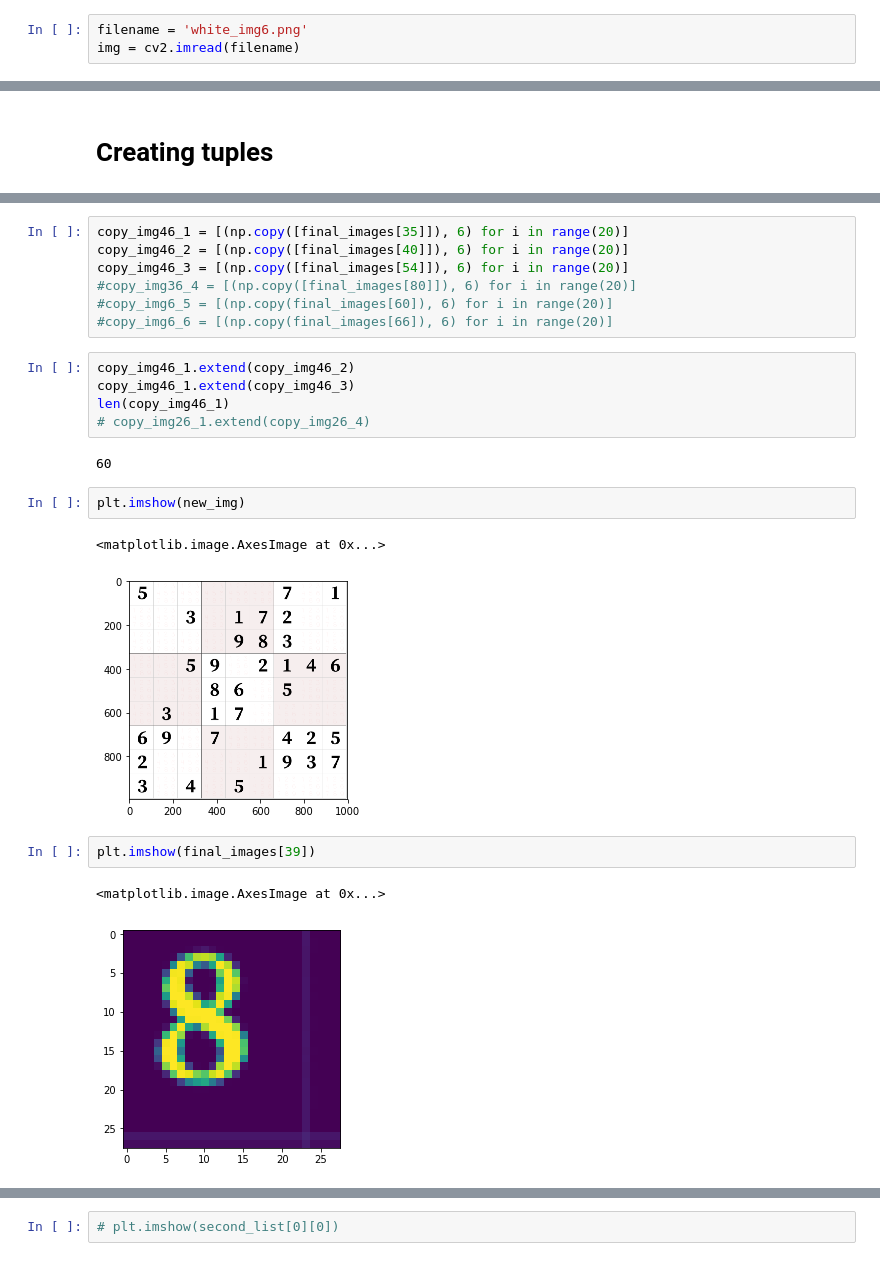
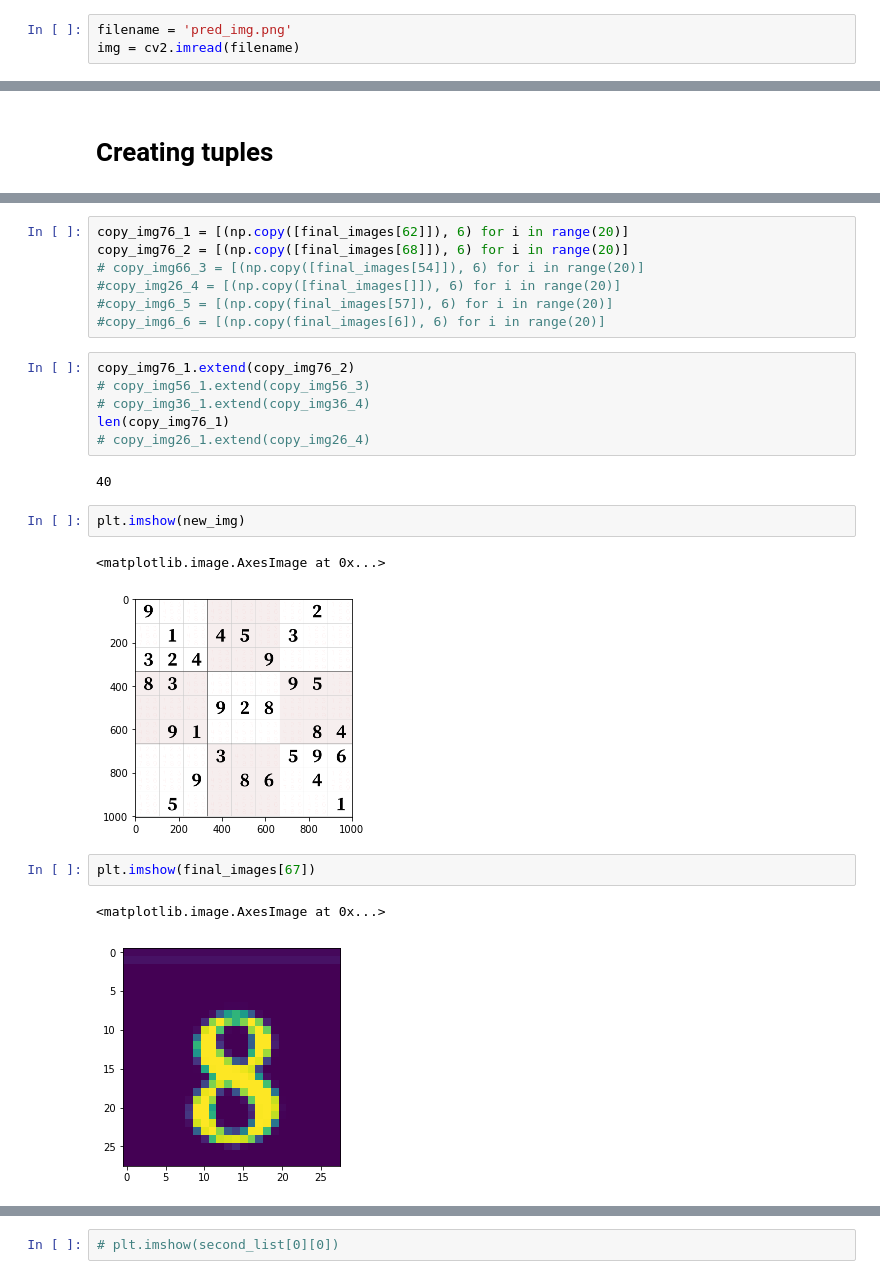
Before and after one commit to AI-Teaching-Humans/PhaseOne, a Jupyter notebook: Sudoku/notebooks/DeepLearning/PreprocessingPipeline.ipynb, the cells around one changed output, grey strips where cells are left out. Saved outputs shown, nothing was run; the diff lists cells and outputs as text.

```diff
--- a/Sudoku/notebooks/DeepLearning/PreprocessingPipeline.ipynb
+++ b/Sudoku/notebooks/DeepLearning/PreprocessingPipeline.ipynb
@@ -33,7 +33,7 @@ from torch import optim
 # %% [markdown]
 ## Read in the image:
 # %%
-filename = 'white_img6.png'
+filename = 'pred_img.png'
 img = cv2.imread(filename)
 # %%
 cv2.imshow("Image", img)
@@ -216,25 +220,26 @@ plt.imshow(final_images[35])
 # %%
-copy_img46_1 = [(np.copy([final_images[35]]), 6) for i in range(20)]
-copy_img46_2 = [(np.copy([final_images[40]]), 6) for i in range(20)]
-copy_img46_3 = [(np.copy([final_images[54]]), 6) for i in range(20)]
-#copy_img36_4 = [(np.copy([final_images[80]]), 6) for i in range(20)]
-#copy_img6_5 = [(np.copy(final_images[60]), 6) for i in range(20)]
-#copy_img6_6 = [(np.copy(final_images[66]), 6) for i in range(20)]
+copy_img76_1 = [(np.copy([final_images[62]]), 6) for i in range(20)]
+copy_img76_2 = [(np.copy([final_images[68]]), 6) for i in range(20)]
+# copy_img66_3 = [(np.copy([final_images[54]]), 6) for i in range(20)]
+#copy_img26_4 = [(np.copy([final_images[]]), 6) for i in range(20)]
+#copy_img6_5 = [(np.copy(final_images[57]), 6) for i in range(20)]
+#copy_img6_6 = [(np.copy(final_images[6]), 6) for i in range(20)]
 # %%
-copy_img46_1.extend(copy_img46_2)
-copy_img46_1.extend(copy_img46_3)
-len(copy_img46_1)
+copy_img76_1.extend(copy_img76_2)
+# copy_img56_1.extend(copy_img56_3)
+# copy_img36_1.extend(copy_img36_4)
+len(copy_img76_1)
 # copy_img26_1.extend(copy_img26_4)
 # %% [output]
-60
+40
 # %%
 plt.imshow(new_img)
 # %% [output]
 <matplotlib.image.AxesImage at 0x...>
-[figure, old version]
+[figure, new version]
 # %%
-plt.imshow(final_images[39])
+plt.imshow(final_images[67])
 # %% [output]
 <matplotlib.image.AxesImage at 0x...>
-[figure, old version]
+[figure, new version]
 # %%
```
Also changed, not shown: parts of 98 cells of this notebook.
